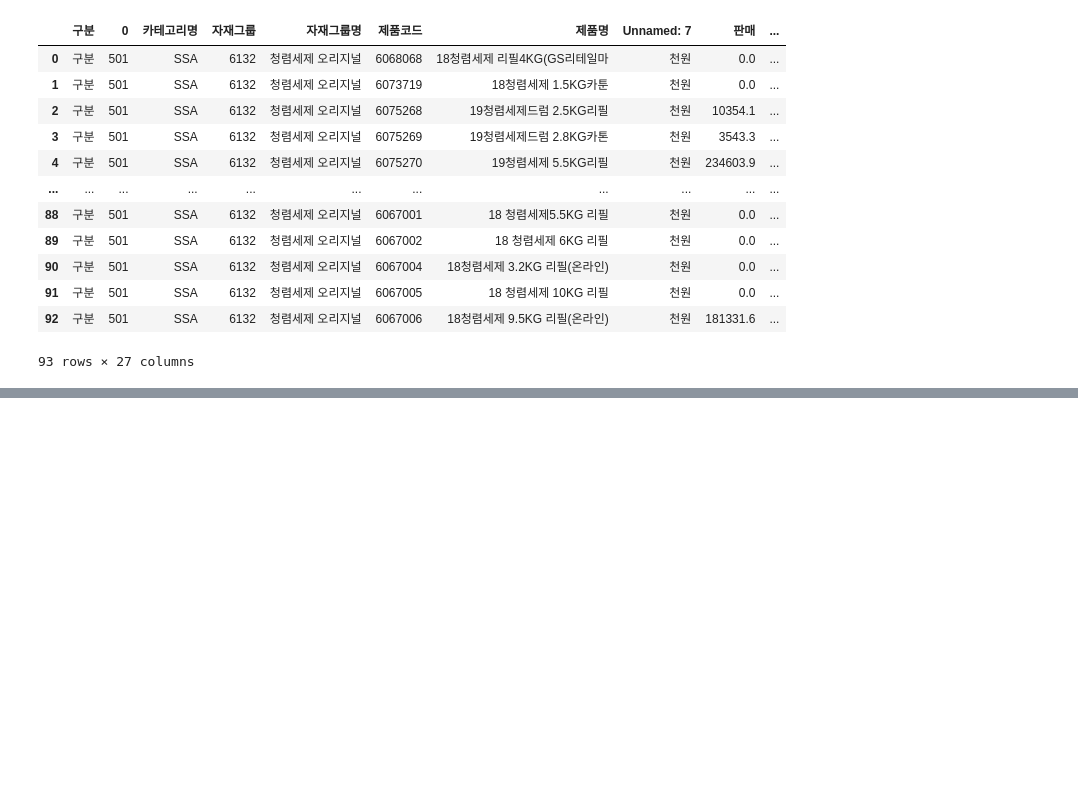
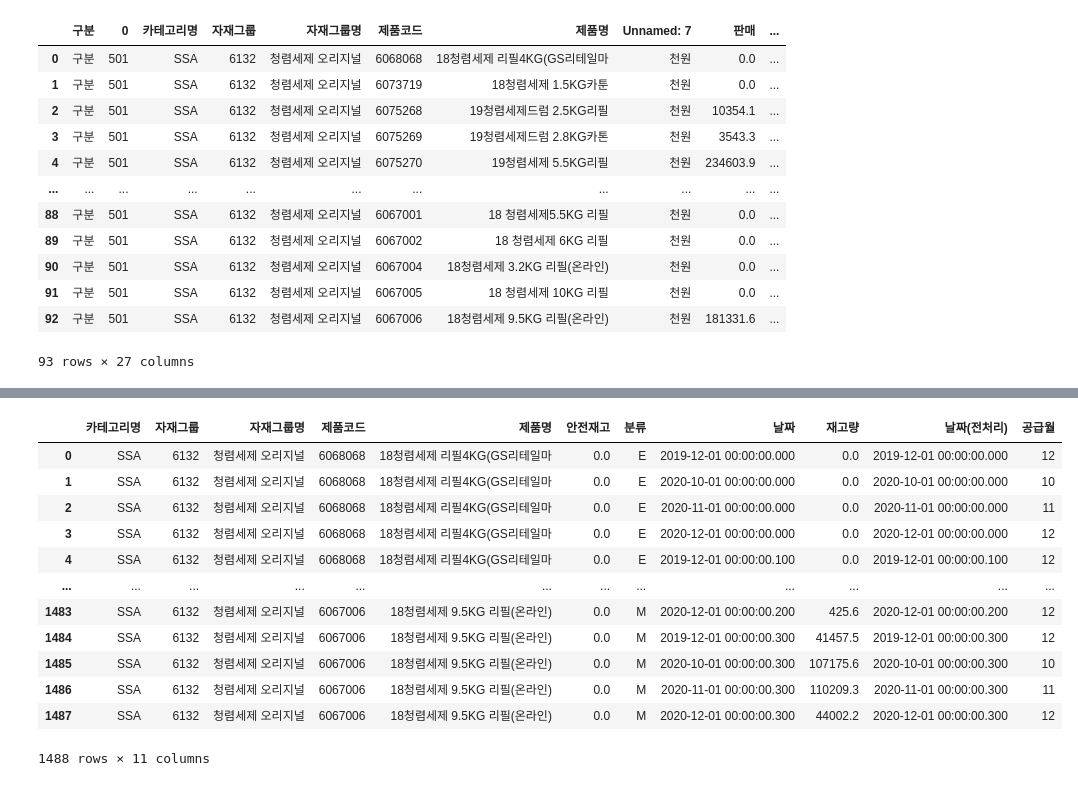
Before and after one commit to korilla2/TIL, a Jupyter notebook: 개인공부/데이터분석2/7.pandas.ipynb, the cells around one changed output, grey strips where cells are left out. Cells and saved outputs as stored; diff of their text form; code cells hidden in the pictures; blank space fills up the shorter version.

```diff
--- a/개인공부/데이터분석2/7.pandas.ipynb
+++ b/개인공부/데이터분석2/7.pandas.ipynb
@@ -20,0 +225,16 @@ df1
+# %%
+df7
+# %% [output]
+|  | 카테고리명 | 자재그룹 | 자재그룹명 | 제품코드 | 제품명 | 안전재고 | 분류 | 날짜 | 재고량 | 날짜(전처리) | 공급월 |
+| 0 | SSA | 6132 | 청렴세제 오리지널 | 6068068 | 18청렴세제 리필4KG(GS리테일마 | 0.0 | E | 2019-12-01 00:00:00.000 | 0.0 | 2019-12-01 00:00:00.000 | 12 |
+| 1 | SSA | 6132 | 청렴세제 오리지널 | 6068068 | 18청렴세제 리필4KG(GS리테일마 | 0.0 | E | 2020-10-01 00:00:00.000 | 0.0 | 2020-10-01 00:00:00.000 | 10 |
+| 2 | SSA | 6132 | 청렴세제 오리지널 | 6068068 | 18청렴세제 리필4KG(GS리테일마 | 0.0 | E | 2020-11-01 00:00:00.000 | 0.0 | 2020-11-01 00:00:00.000 | 11 |
+| 3 | SSA | 6132 | 청렴세제 오리지널 | 6068068 | 18청렴세제 리필4KG(GS리테일마 | 0.0 | E | 2020-12-01 00:00:00.000 | 0.0 | 2020-12-01 00:00:00.000 | 12 |
+| 4 | SSA | 6132 | 청렴세제 오리지널 | 6068068 | 18청렴세제 리필4KG(GS리테일마 | 0.0 | E | 2019-12-01 00:00:00.100 | 0.0 | 2019-12-01 00:00:00.100 | 12 |
+| ... | ... | ... | ... | ... | ... | ... | ... | ... | ... | ... | ... |
+| 1483 | SSA | 6132 | 청렴세제 오리지널 | 6067006 | 18청렴세제 9.5KG 리필(온라인) | 0.0 | M | 2020-12-01 00:00:00.200 | 425.6 | 2020-12-01 00:00:00.200 | 12 |
+| 1484 | SSA | 6132 | 청렴세제 오리지널 | 6067006 | 18청렴세제 9.5KG 리필(온라인) | 0.0 | M | 2019-12-01 00:00:00.300 | 41457.5 | 2019-12-01 00:00:00.300 | 12 |
+| 1485 | SSA | 6132 | 청렴세제 오리지널 | 6067006 | 18청렴세제 9.5KG 리필(온라인) | 0.0 | M | 2020-10-01 00:00:00.300 | 107175.6 | 2020-10-01 00:00:00.300 | 10 |
+| 1486 | SSA | 6132 | 청렴세제 오리지널 | 6067006 | 18청렴세제 9.5KG 리필(온라인) | 0.0 | M | 2020-11-01 00:00:00.300 | 110209.3 | 2020-11-01 00:00:00.300 | 11 |
+| 1487 | SSA | 6132 | 청렴세제 오리지널 | 6067006 | 18청렴세제 9.5KG 리필(온라인) | 0.0 | M | 2020-12-01 00:00:00.300 | 44002.2 | 2020-12-01 00:00:00.300 | 12 |
+1488 rows × 11 columns
```
Also changed, not shown: parts of 26 cells of this notebook, 2 other files.
